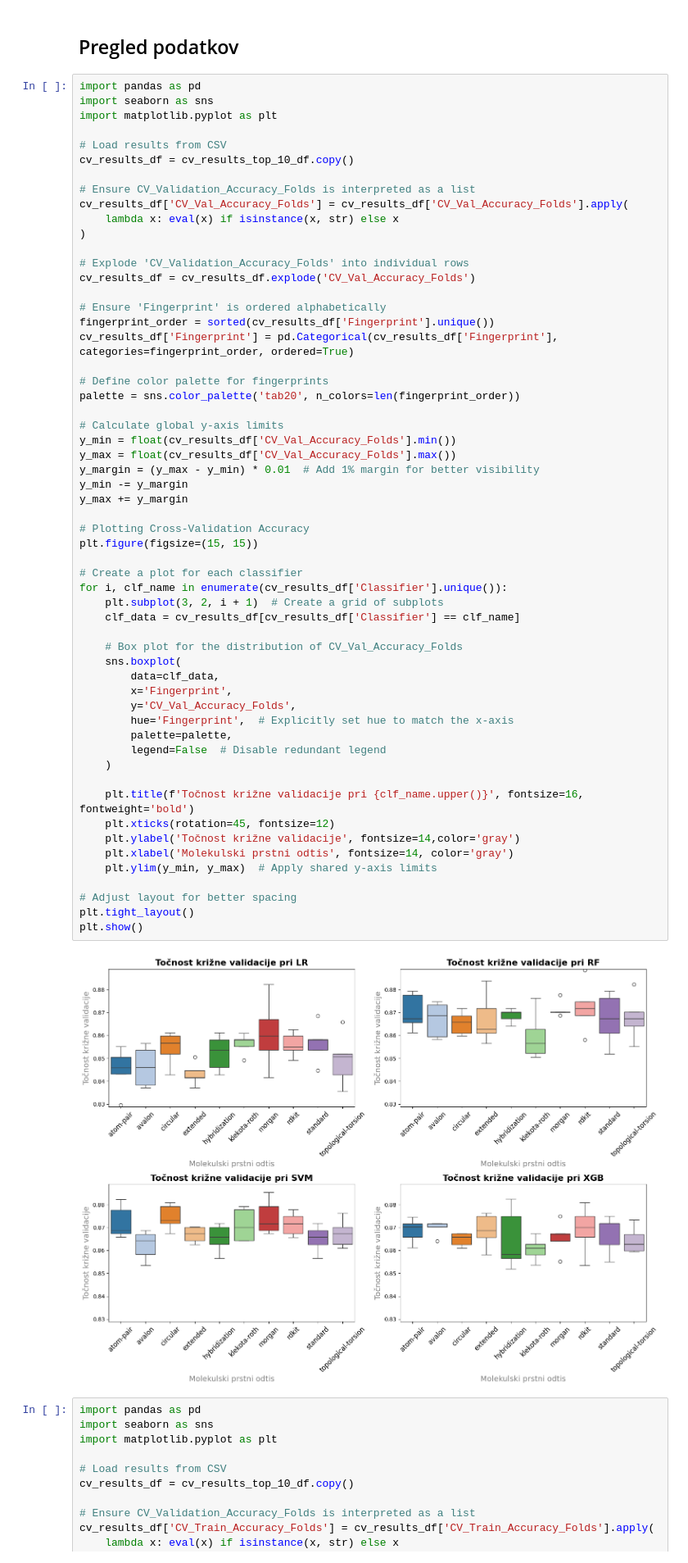
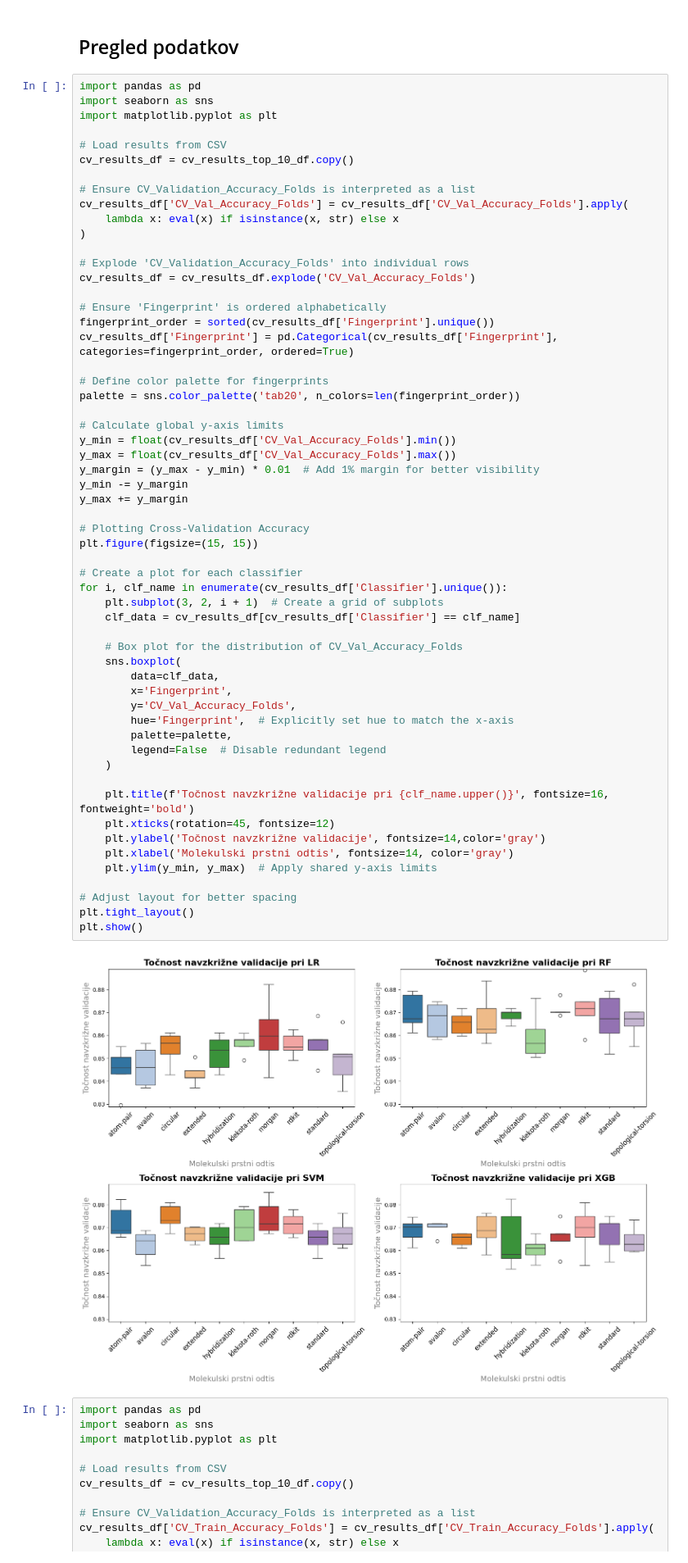
Before and after one commit to samo-n/ML-in-IDO1-drug-discovery, a Jupyter notebook: dir2/__2_4_B_model_SU_izbira_klasifikatorja_in_korakov_PP_analiza_PP.ipynb, the cells around one changed output. Shown: that part at 82% size. Drawn from its saved outputs; the diff is of its cells as text.

```diff
--- a/dir2/__2_4_B_model_SU_izbira_klasifikatorja_in_korakov_PP_analiza_PP.ipynb
+++ b/dir2/__2_4_B_model_SU_izbira_klasifikatorja_in_korakov_PP_analiza_PP.ipynb
@@ -121,36 +121,36 @@ y_max = float(cv_results_df['CV_Val_Accuracy_Folds'].max())
 y_margin = (y_max - y_min) * 0.01  # Add 1% margin for better visibility
 y_min -= y_margin
 y_max += y_margin
 
 # Plotting Cross-Validation Accuracy
 plt.figure(figsize=(15, 15))
 
 # Create a plot for each classifier
 for i, clf_name in enumerate(cv_results_df['Classifier'].unique()):
     plt.subplot(3, 2, i + 1)  # Create a grid of subplots
     clf_data = cv_results_df[cv_results_df['Classifier'] == clf_name]
 
     # Box plot for the distribution of CV_Val_Accuracy_Folds
     sns.boxplot(
         data=clf_data,
         x='Fingerprint',
         y='CV_Val_Accuracy_Folds',
         hue='Fingerprint',  # Explicitly set hue to match the x-axis
         palette=palette,
         legend=False  # Disable redundant legend
     )
 
-    plt.title(f'Točnost križne validacije pri {clf_name.upper()}', fontsize=16, fontweight='bold')
+    plt.title(f'Točnost navzkrižne validacije pri {clf_name.upper()}', fontsize=16, fontweight='bold')
     plt.xticks(rotation=45, fontsize=12)
-    plt.ylabel('Točnost križne validacije', fontsize=14,color='gray')
+    plt.ylabel('Točnost navzkrižne validacije', fontsize=14,color='gray')
     plt.xlabel('Molekulski prstni odtis', fontsize=14, color='gray')
     plt.ylim(y_min, y_max)  # Apply shared y-axis limits
 
 # Adjust layout for better spacing
 plt.tight_layout()
 plt.show()
 # %% [output]
-[figure, old version]
+[figure, new version]
 # %%
 import pandas as pd
 import seaborn as sns
```
